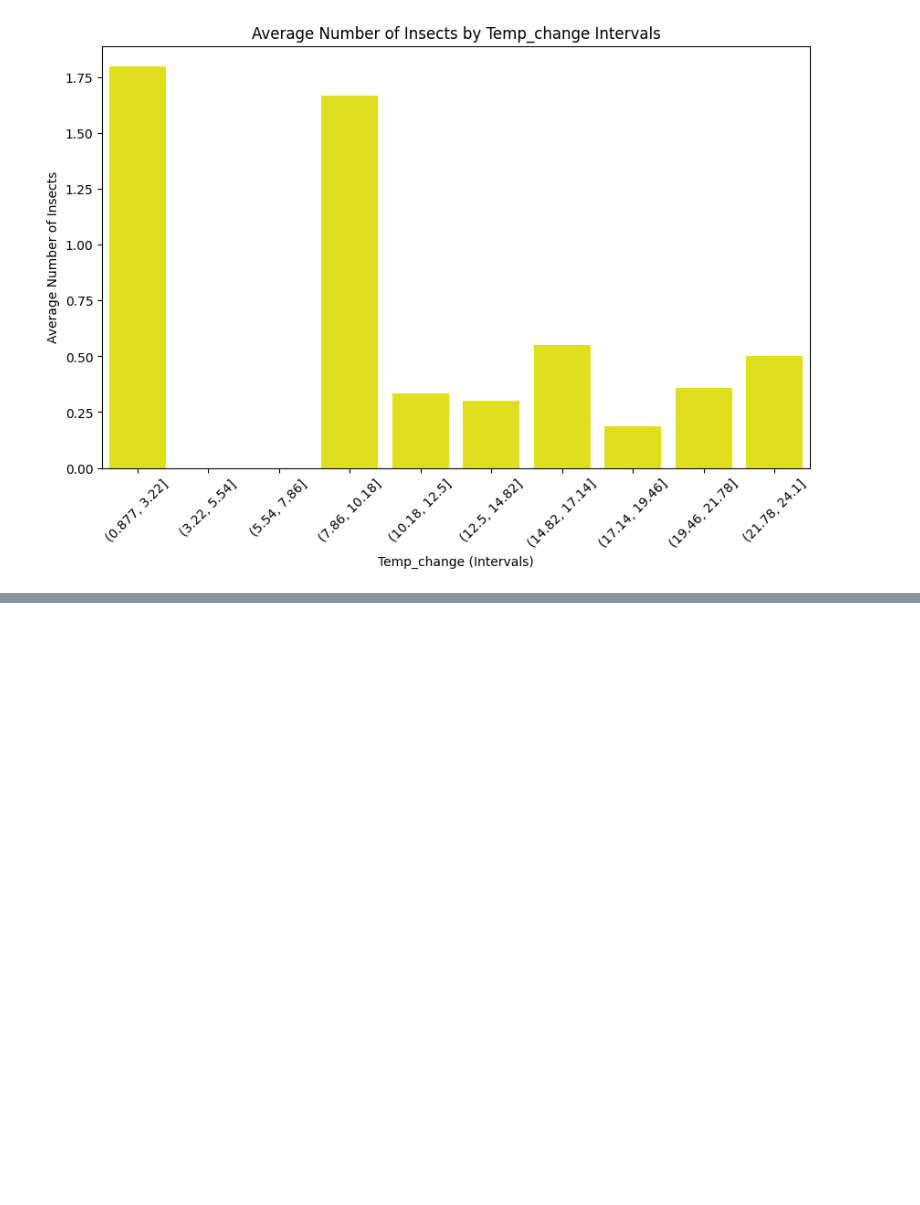
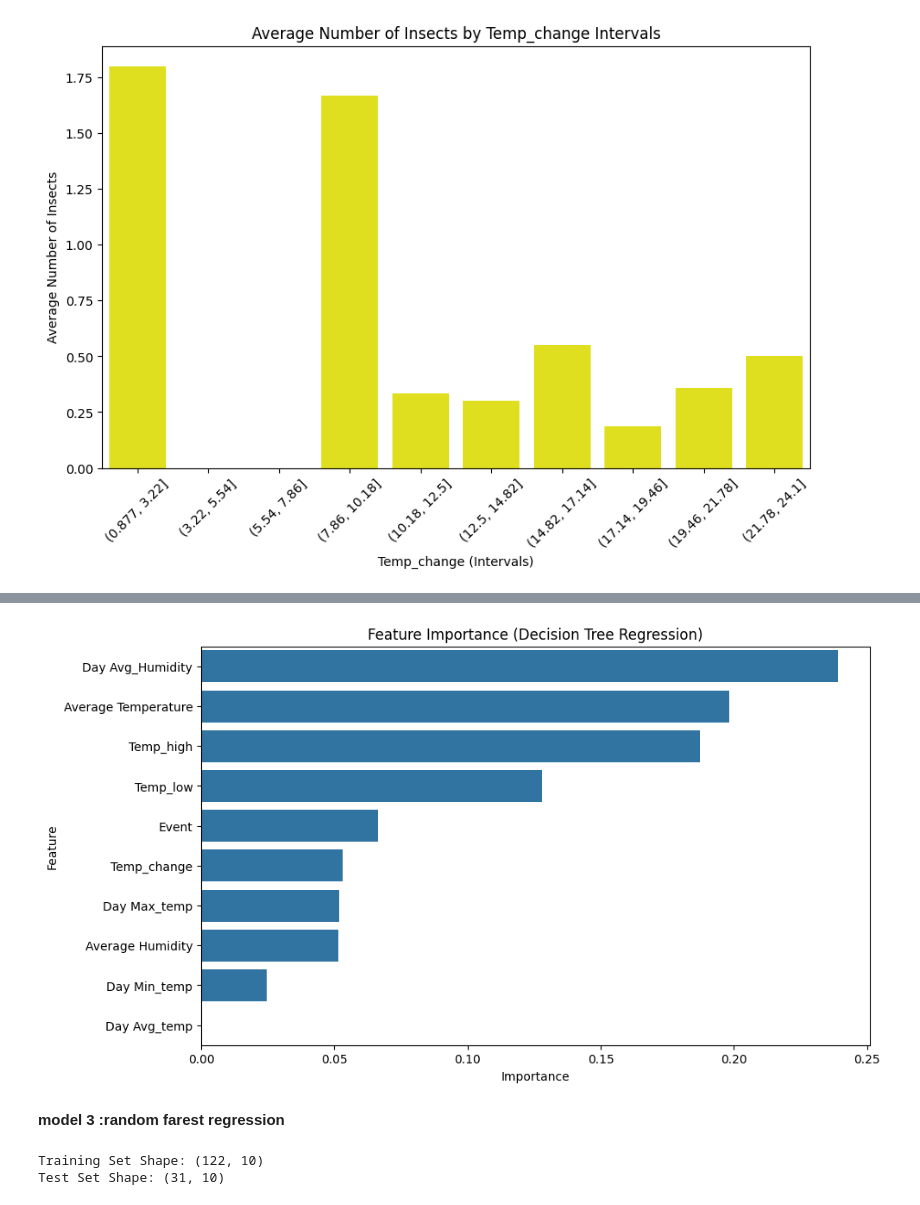
Before and after one commit to LuckyForoozan/Agritech-Pest-Prediction, a Jupyter notebook: EDA_Agritech_Pest_Prediction.ipynb, the cells around one changed output, grey strips where cells are left out. Cells and saved outputs as stored; diff of their text form; code cells hidden in the pictures; blank space fills up the shorter version.

```diff
--- a/EDA_Agritech_Pest_Prediction.ipynb
+++ b/EDA_Agritech_Pest_Prediction.ipynb
@@ -498,0 +637,31 @@ plt.show()
+# %%
+# Sort feature importances and corresponding features in decreasing order
+sorted_idx = np.argsort(feature_importances)[::-1]
+
+# Sort the feature importances and feature names based on sorted index
+sorted_feature_importances = feature_importances[sorted_idx]
+sorted_features = [features[i] for i in sorted_idx]
+
+# Plot the sorted feature importances
+plt.figure(figsize=(10, 6))
+sns.barplot(x=sorted_feature_importances, y=sorted_features)
+plt.title("Feature Importance (Decision Tree Regression)")
+plt.xlabel("Importance")
+plt.ylabel("Feature")
+plt.show()
+# %% [output]
+[figure, added]
+# %% [markdown]
+**model 3 :random farest regression**
+# %%
+# Feature selection: Independent Variables (X) and Target Variable (y)
+X = df[["Average Humidity", "Event", "Average Temperature", "Temp_low", "Temp_high",
+        "Day Avg_temp", "Day Min_temp", "Day Max_temp", "Day Avg_Humidity", "Temp_change"]]
+y = df["Number of Insects"]
+# : Split the data into training and testing sets
+X_train, X_test, y_train, y_test = train_test_split(X, y, test_size=0.2, random_state=42)
+print("Training Set Shape:", X_train.shape)
+print("Test Set Shape:", X_test.shape)
+# %% [output]
+Training Set Shape: (122, 10)
+Test Set Shape: (31, 10)
```
Also changed, not shown: parts of 19 cells of this notebook.
